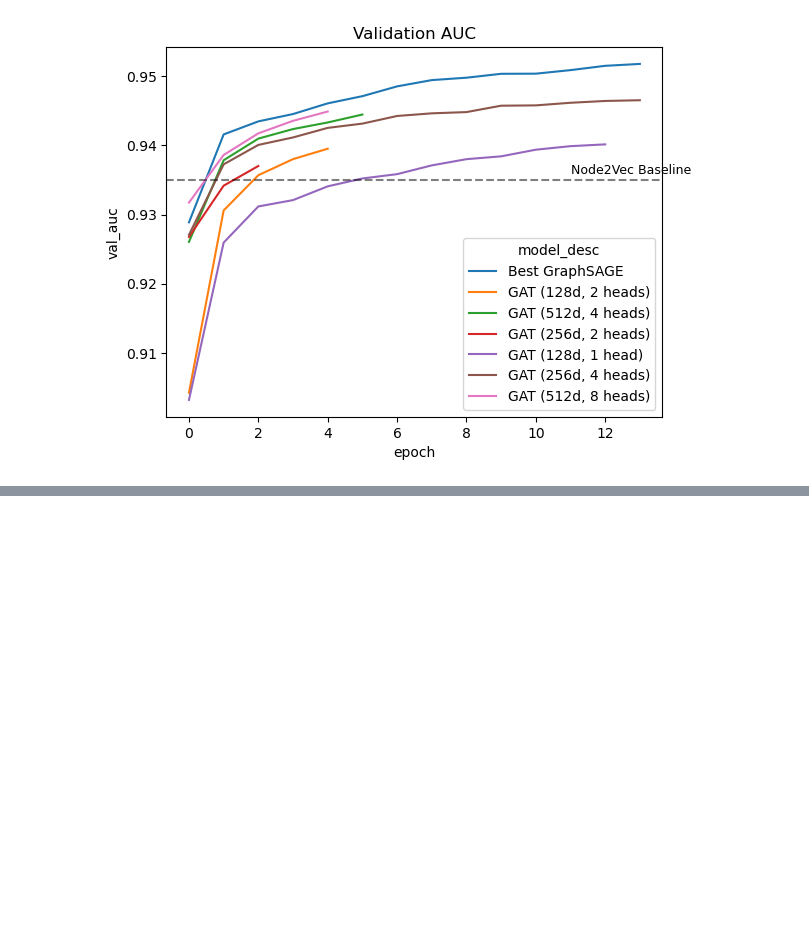
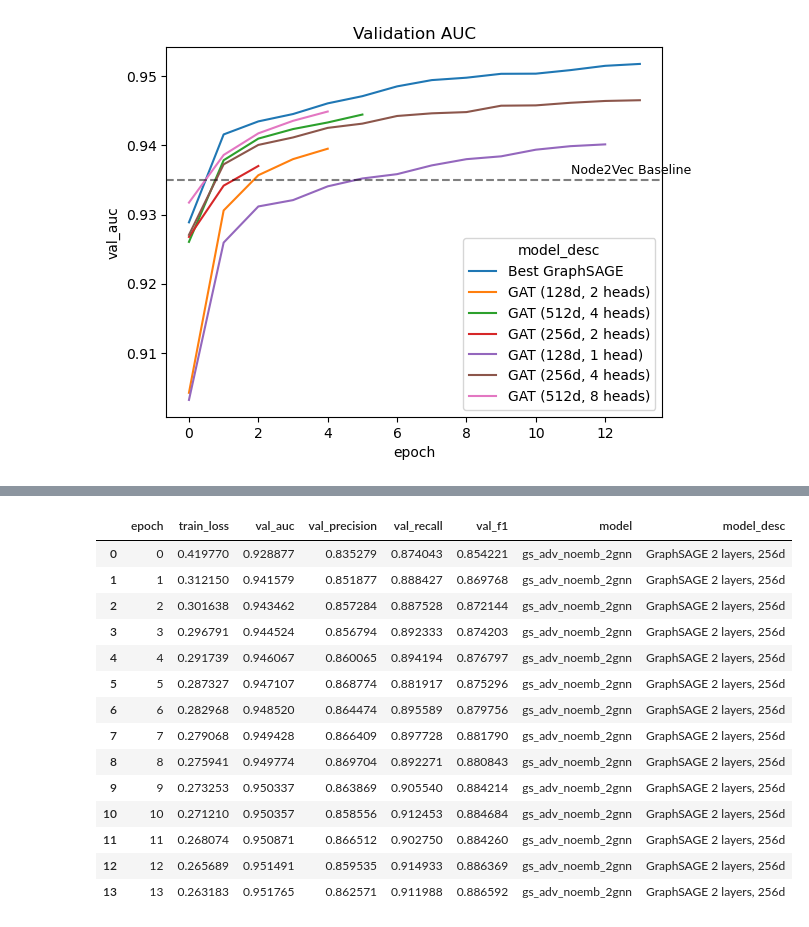
Before and after one commit to trantrikien239/instacart-link-prediction, a Jupyter notebook: stats/experiment_analysis.ipynb, the cells around one changed output, grey strips where cells are left out. Drawn from its saved outputs; the diff is of its cells as text; code cells hidden in the pictures; blank space fills up the shorter version.

Commit message:
Update code for GraphSAGE and GAT methods

```diff
--- a/stats/experiment_analysis.ipynb
+++ b/stats/experiment_analysis.ipynb
@@ -132,0 +162,18 @@ plt.show()
+# %%
+df_results[df_results["model"]=="gs_adv_noemb_2gnn"]
+# %% [output]
+|  | epoch | train_loss | val_auc | val_precision | val_recall | val_f1 | model | model_desc |
+| 0 | 0 | 0.419770 | 0.928877 | 0.835279 | 0.874043 | 0.854221 | gs_adv_noemb_2gnn | GraphSAGE 2 layers, 256d |
+| 1 | 1 | 0.312150 | 0.941579 | 0.851877 | 0.888427 | 0.869768 | gs_adv_noemb_2gnn | GraphSAGE 2 layers, 256d |
+| 2 | 2 | 0.301638 | 0.943462 | 0.857284 | 0.887528 | 0.872144 | gs_adv_noemb_2gnn | GraphSAGE 2 layers, 256d |
+| 3 | 3 | 0.296791 | 0.944524 | 0.856794 | 0.892333 | 0.874203 | gs_adv_noemb_2gnn | GraphSAGE 2 layers, 256d |
+| 4 | 4 | 0.291739 | 0.946067 | 0.860065 | 0.894194 | 0.876797 | gs_adv_noemb_2gnn | GraphSAGE 2 layers, 256d |
+| 5 | 5 | 0.287327 | 0.947107 | 0.868774 | 0.881917 | 0.875296 | gs_adv_noemb_2gnn | GraphSAGE 2 layers, 256d |
+| 6 | 6 | 0.282968 | 0.948520 | 0.864474 | 0.895589 | 0.879756 | gs_adv_noemb_2gnn | GraphSAGE 2 layers, 256d |
+| 7 | 7 | 0.279068 | 0.949428 | 0.866409 | 0.897728 | 0.881790 | gs_adv_noemb_2gnn | GraphSAGE 2 layers, 256d |
+| 8 | 8 | 0.275941 | 0.949774 | 0.869704 | 0.892271 | 0.880843 | gs_adv_noemb_2gnn | GraphSAGE 2 layers, 256d |
+| 9 | 9 | 0.273253 | 0.950337 | 0.863869 | 0.905540 | 0.884214 | gs_adv_noemb_2gnn | GraphSAGE 2 layers, 256d |
+| 10 | 10 | 0.271210 | 0.950357 | 0.858556 | 0.912453 | 0.884684 | gs_adv_noemb_2gnn | GraphSAGE 2 layers, 256d |
+| 11 | 11 | 0.268074 | 0.950871 | 0.866512 | 0.902750 | 0.884260 | gs_adv_noemb_2gnn | GraphSAGE 2 layers, 256d |
+| 12 | 12 | 0.265689 | 0.951491 | 0.859535 | 0.914933 | 0.886369 | gs_adv_noemb_2gnn | GraphSAGE 2 layers, 256d |
+| 13 | 13 | 0.263183 | 0.951765 | 0.862571 | 0.911988 | 0.886592 | gs_adv_noemb_2gnn | GraphSAGE 2 layers, 256d |
```
Also changed, not shown: parts of 5 cells of this notebook, 3 other files.
